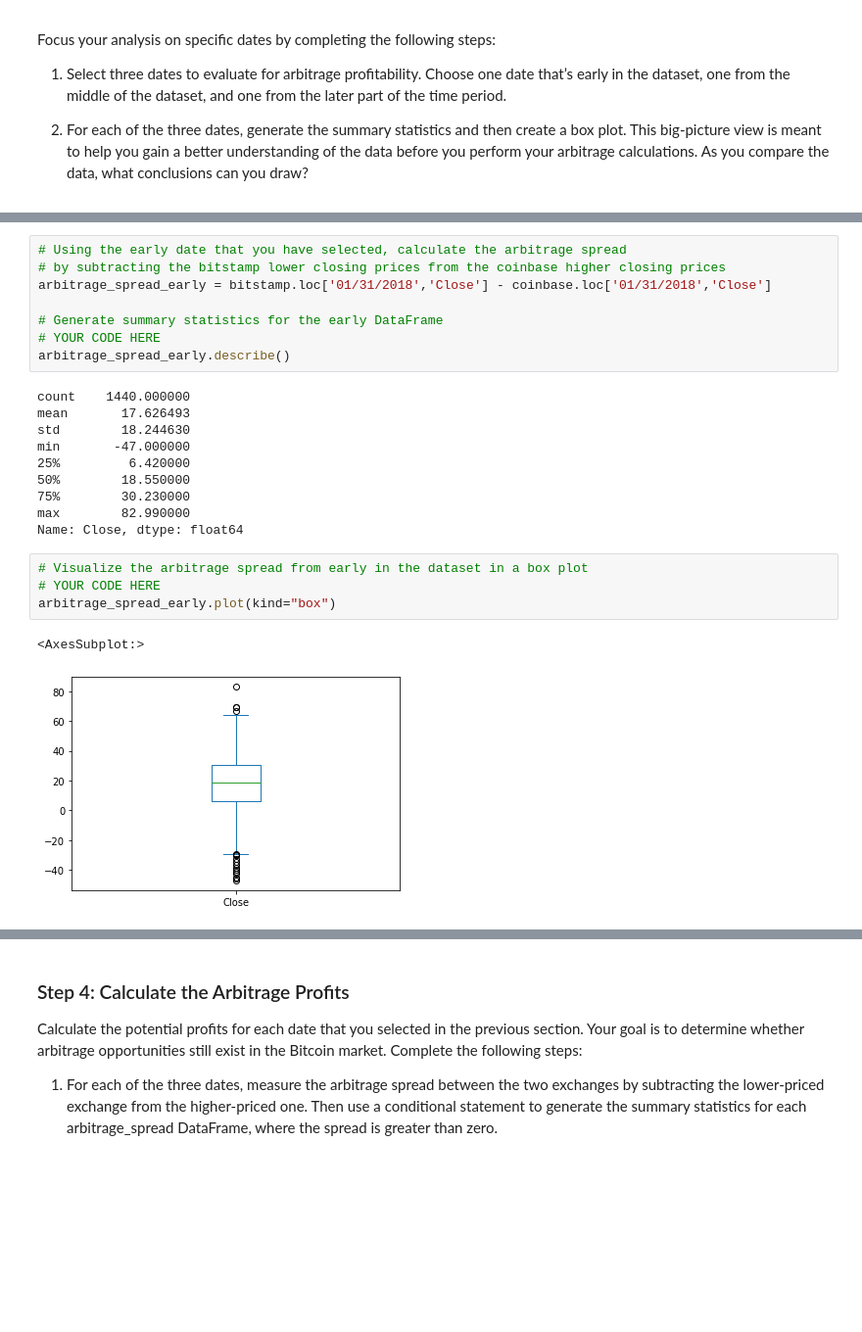
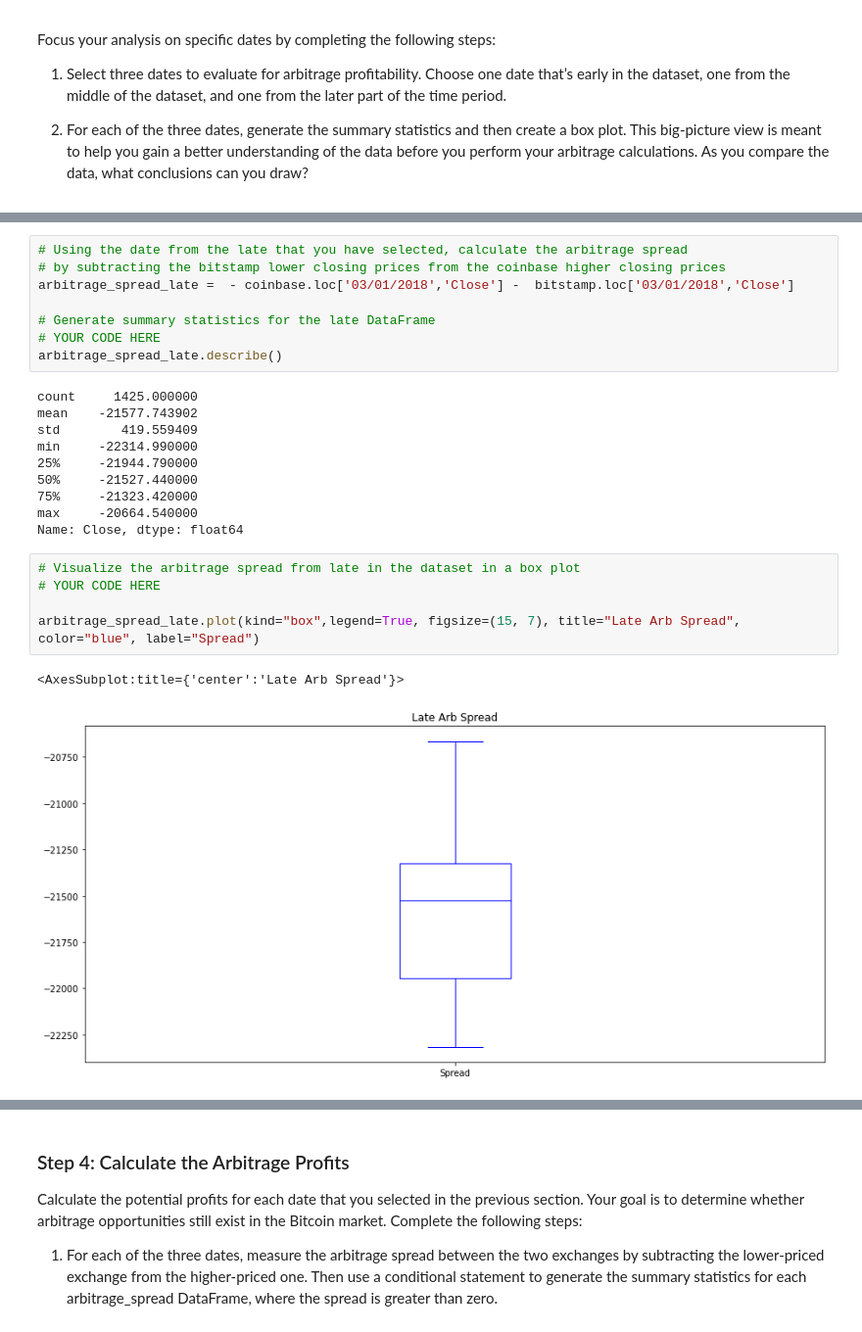
Before and after one commit to petepetersen423/Fintech-Workspace, a Jupyter notebook: M3/Challenge_coinbase_bitstamp/Starter_Code/crypto_arbitrage.ipynb, the cells around one changed output, grey strips where cells are left out. Shown at 98% size. Drawn from its saved outputs; the diff is of its cells as text; blank space fills up the shorter version.

```diff
--- a/M3/Challenge_coinbase_bitstamp/Starter_Code/crypto_arbitrage.ipynb
+++ b/M3/Challenge_coinbase_bitstamp/Starter_Code/crypto_arbitrage.ipynb
@@ -339,25 +416,26 @@ coinbase.loc['03/31/2018','Close'].plot(legend=True, figsize=(15, 10), color="or
 # %%
-# Using the early date that you have selected, calculate the arbitrage spread
+# Using the date from the late that you have selected, calculate the arbitrage spread
 # by subtracting the bitstamp lower closing prices from the coinbase higher closing prices
-arbitrage_spread_early = bitstamp.loc['01/31/2018','Close'] - coinbase.loc['01/31/2018','Close']
+arbitrage_spread_late =  - coinbase.loc['03/01/2018','Close'] -  bitstamp.loc['03/01/2018','Close']
 
-# Generate summary statistics for the early DataFrame
+# Generate summary statistics for the late DataFrame
 # YOUR CODE HERE
-arbitrage_spread_early.describe()
+arbitrage_spread_late.describe()
 # %% [output]
-count    1440.000000
-mean       17.626493
-std        18.244630
-min       -47.000000
-25%         6.420000
-50%        18.550000
-75%        30.230000
-max        82.990000
+count     1425.000000
+mean    -21577.743902
+std        419.559409
+min     -22314.990000
+25%     -21944.790000
+50%     -21527.440000
+75%     -21323.420000
+max     -20664.540000
 Name: Close, dtype: float64
 # %%
-# Visualize the arbitrage spread from early in the dataset in a box plot
+# Visualize the arbitrage spread from late in the dataset in a box plot
 # YOUR CODE HERE
-arbitrage_spread_early.plot(kind="box")
+
+arbitrage_spread_late.plot(kind="box",legend=True, figsize=(15, 7), title="Late Arb Spread", color="blue", label="Spread")
 # %% [output]
-<AxesSubplot:>
+<AxesSubplot:title={'center':'Late Arb Spread'}>
-[figure, old version]
+[figure, new version]
```
Also changed, not shown: parts of 44 cells of this notebook, 1 other file.
